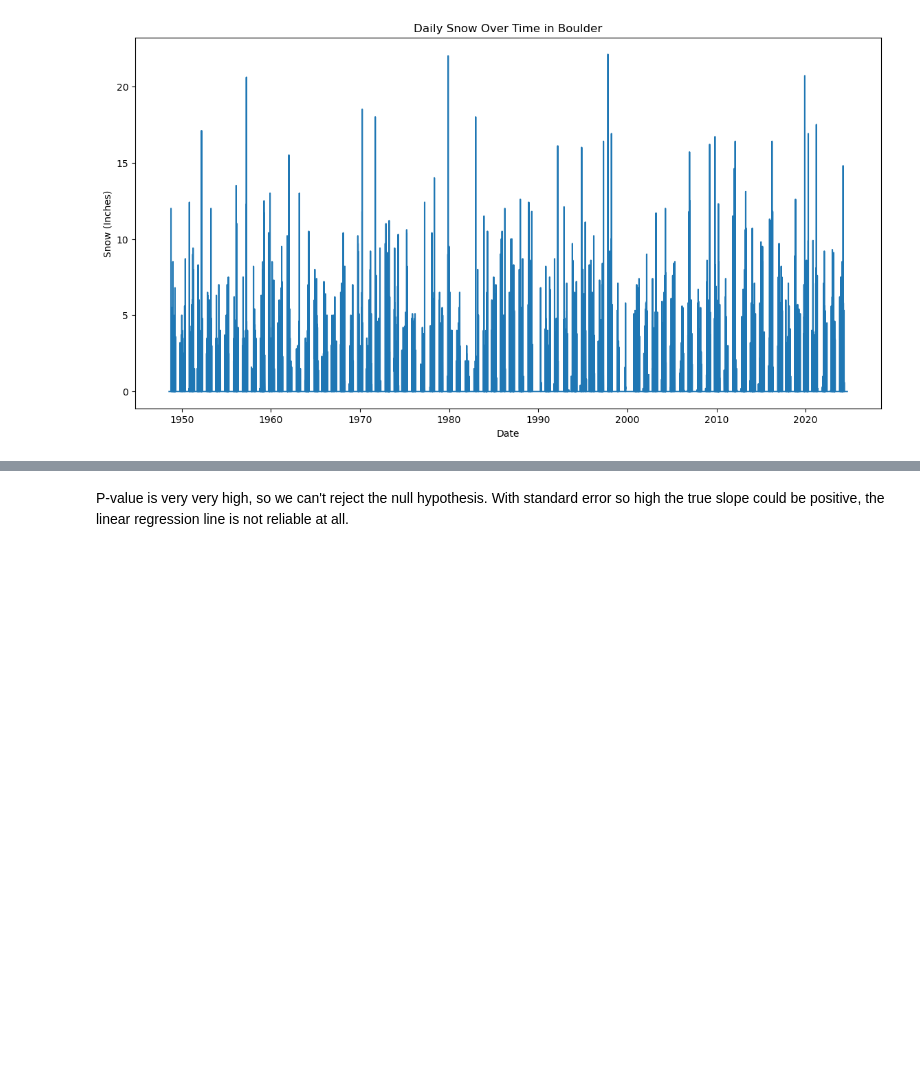
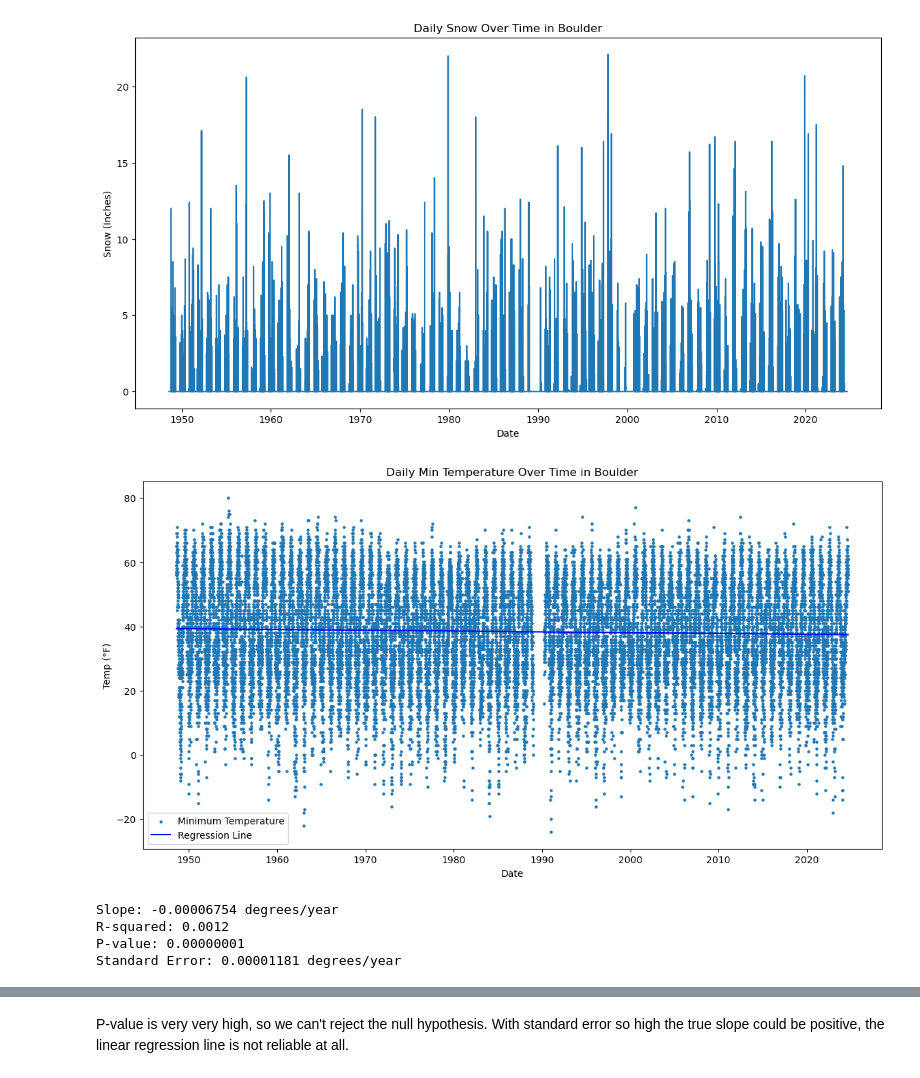
Before and after one commit to richardr1126/boulder_weather_project, a Jupyter notebook: snow.ipynb, the cells around one changed output, grey strips where cells are left out. Drawn from its saved outputs; the diff is of its cells as text; code cells hidden in the pictures; blank space fills up the shorter version.

```diff
--- a/snow.ipynb
+++ b/snow.ipynb
@@ -70,6 +77,46 @@ plt.ylabel('Snow (Inches)')
 plt.show()
 # %% [output]
 [figure]
+# %%
+# Scatter plot
+plt.scatter(data['date'], data['tmin'], label='Minimum Temperature', s=5)
+plt.title('Daily Min Temperature Over Time in Boulder')
+plt.xlabel('Date')
+plt.ylabel('Temp (°F)')
+
+# Perform linear regression on the filtered data using date ordinal values
+ordinal_dates = data['date'].map(pd.Timestamp.toordinal)
+slope, intercept, r_value, p_value, std_err = stats.linregress(
+    ordinal_dates,
+    data['tmin']
+)
+
+# Create regression line values
+regression_line = intercept + slope * ordinal_dates
+
+# Plot the regression line
+plt.plot(
+    data['date'],
+    regression_line,
+    color='blue',
+    label='Regression Line'
+)
+
+# Add legend and show plot
+plt.legend()
+plt.show()
+
+# Print regression statistics
+print(f"Slope: {slope:.8f} degrees/year")
+print(f"R-squared: {r_value**2:.4f}")
+print(f"P-value: {p_value:.8f}")
+print(f"Standard Error: {std_err:.8f} degrees/year")
+# %% [output]
+[figure, added]
+Slope: -0.00006754 degrees/year
+R-squared: 0.0012
+P-value: 0.00000001
+Standard Error: 0.00001181 degrees/year
 # %%
 # Create a dictionary to map months starting in July
 month_map = {((m - 7) % 12 + 1): calendar.month_abbr[m] for m in range(1, 13)}
```
Also changed, not shown: parts of 13 cells of this notebook, 4 other files.
